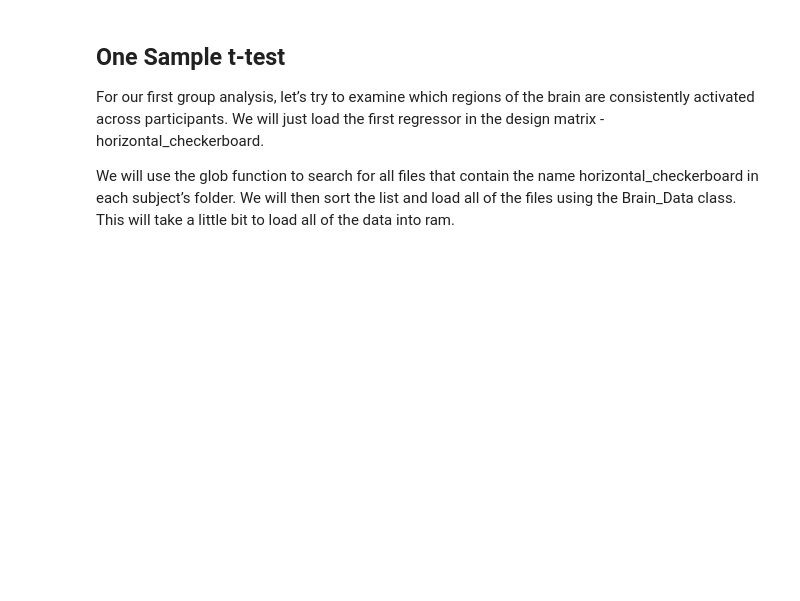
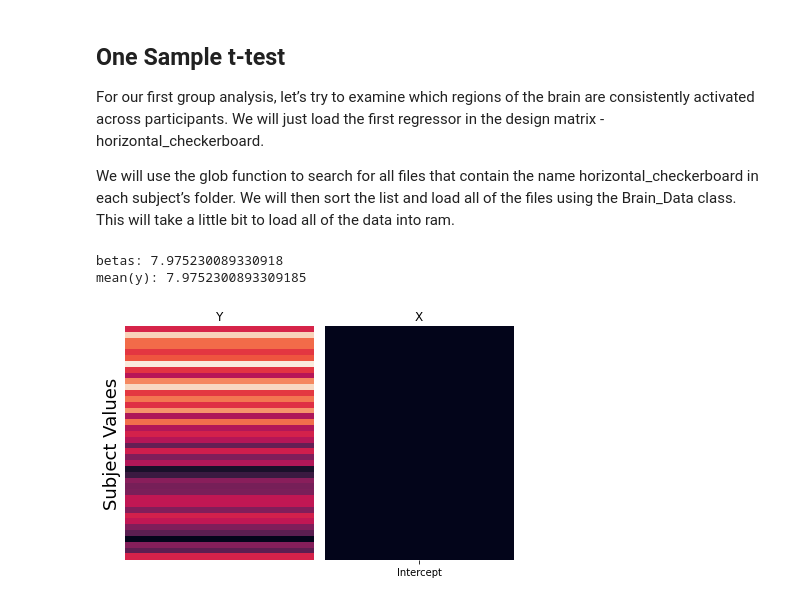
Before and after one commit to drewwint/Dartbrains_code, a Jupyter notebook: 7_Group_Analysis.ipynb, the cells around one changed output. Drawn from its saved outputs; the diff is of its cells as text; code cells hidden in the pictures; blank space fills up the shorter version.

```diff
--- a/7_Group_Analysis.ipynb
+++ b/7_Group_Analysis.ipynb
@@ -465,0 +400,4 @@ sub-S59_task-localizer_space-MNI152NLin2009cAsym_desc-preproc_bold.nii.gz
+# %%
+sub = 'S05'
+localizer_path = '/content/gdrive/MyDrive/localizer-data'
+data = Brain_Data(os.path.join(localizer_path,"derivatives","fmriprep", f'sub-{sub}','func', f'sub-{sub}_task-localizer_space-MNI152NLin2009cAsym_desc-preproc_bold.nii.gz'))
@@ -465,0 +445,7 @@ sub-S59_task-localizer_space-MNI152NLin2009cAsym_desc-preproc_bold.nii.gz
+# %%
+from nilearn.datasets import fetch_localizer_contrasts
+
+localizer_data = fetch_localizer_contrasts(contrasts=["sentence listening"],
+                                           n_subjects=10, get_anats=True)
+cmaps = localizer_data.cmaps
+anats = localizer_data.anats
@@ -465,0 +481,19 @@ sub-S59_task-localizer_space-MNI152NLin2009cAsym_desc-preproc_bold.nii.gz
+# %%
+subs = ["S01", "S02", "S03", "S04", "S05", "S06", "S07", "S08", "S09", "S10"]
+for sub in cmaps:
+    data = Brain_Data(sub)
+    smoothed = data.smooth(fwhm=fwhm)
+
+    #dm = load_bids_events(layout, sub)
+    covariates = pd.read_csv(layout.get(subject=subs, scope='derivatives', extension='.tsv')[0].path, sep='\t')
+    mc_cov = make_motion_covariates(covariates[['trans_x','trans_y','trans_z','rot_x', 'rot_y', 'rot_z']])
+    #spikes = data.find_spikes(global_spike_cutoff=spike_cutoff, diff_spike_cutoff=spike_cutoff)
+    #dm_cov = dm.convolve().add_dct_basis(duration=128).add_poly(order=1, include_lower=True)
+    #dm_cov = dm_cov.append(mc_cov, axis=1).append(Design_Matrix(spikes.iloc[:, 1:], sampling_freq=1/tr), axis=1)
+    smoothed.X = dm_cov
+    #stats = smoothed.regress()
+    #file_name = layout.get(subject=sub, scope='derivatives', suffix='bold', extension='nii.gz', return_type='file')[0]
+    #stats['beta'].write(os.path.join(os.path.dirname(file_name), f"sub-{sub}_betas_denoised_{file_name.split('_')[1]}_{file_name.split('_')[2]}_smoothed{fwhm}_{file_name.split('_')[-1]}"))
+
+    #for i, name in enumerate([x[:-3] for x in dm_cov.columns[:10]]):
+    #    stats['beta'][i].write(os.path.join(os.path.dirname(file_name), f"sub-{sub}_{name}_denoised_{file_name.split('_')[2]}_smoothed{fwhm}_{file_name.split('_')[-1]}"))
@@ -475,0 +560,14 @@ We will use the glob function to search for all files that contain the name hori
+# %%
+group1_params = {'n':20, 'mean':10, 'sd':2}
+group2_params = {'n':20, 'mean':5, 'sd':2}
+group1 = group1_params['mean'] + np.random.randn(group1_params['n']) * group1_params['sd']
+group2 = group2_params['mean'] + np.random.randn(group2_params['n']) * group2_params['sd']
+
+y = np.hstack([group1, group2])
+x = pd.DataFrame({'Intercept':np.ones(len(y))})
+
+run_regression_simulation(x, y)
+# %% [output]
+betas: 7.975230089330918
+mean(y): 7.9752300893309185
+[figure, added]
```
Also changed, not shown: parts of 53 cells of this notebook.
